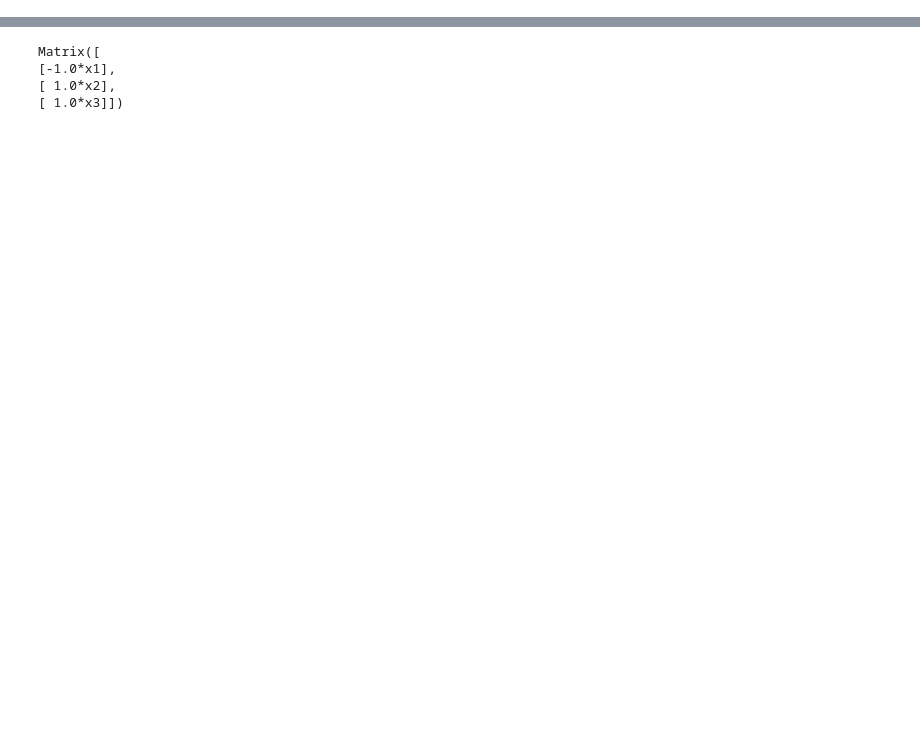
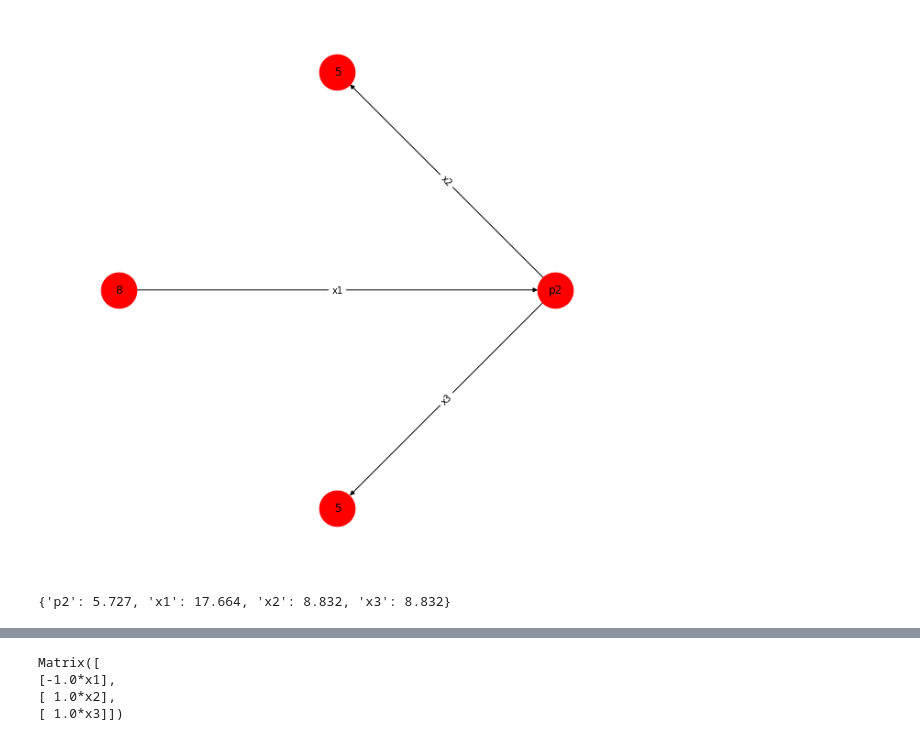
Before and after one commit to Bullldoger/graduate-work, a Jupyter notebook: GPA-sensitivity-final.ipynb, the cells around one changed output, grey strips where cells are left out. Cells and saved outputs as stored; diff of their text form; code cells hidden in the pictures; blank space fills up the shorter version.

```diff
--- a/GPA-sensitivity-final.ipynb
+++ b/GPA-sensitivity-final.ipynb
@@ -424,0 +42,12 @@ Matrix([
+# %%
+disp_graph_with_custom_labels(gr=GPA_1.gpa,
+                              edge_label='x',
+                              node_label='P')
+# %% [output]
+[figure, added]
+# %%
+appoximation = GPA_1.solve_equations(start_approximation=gpa1['approximation'])
+GPA_1.construct_sense_matrix()
+pprint(appoximation)
+# %% [output]
+{'p2': 5.727, 'x1': 17.664, 'x2': 8.832, 'x3': 8.832}
```
Also changed, not shown: parts of 22 cells of this notebook, 3 other files.
